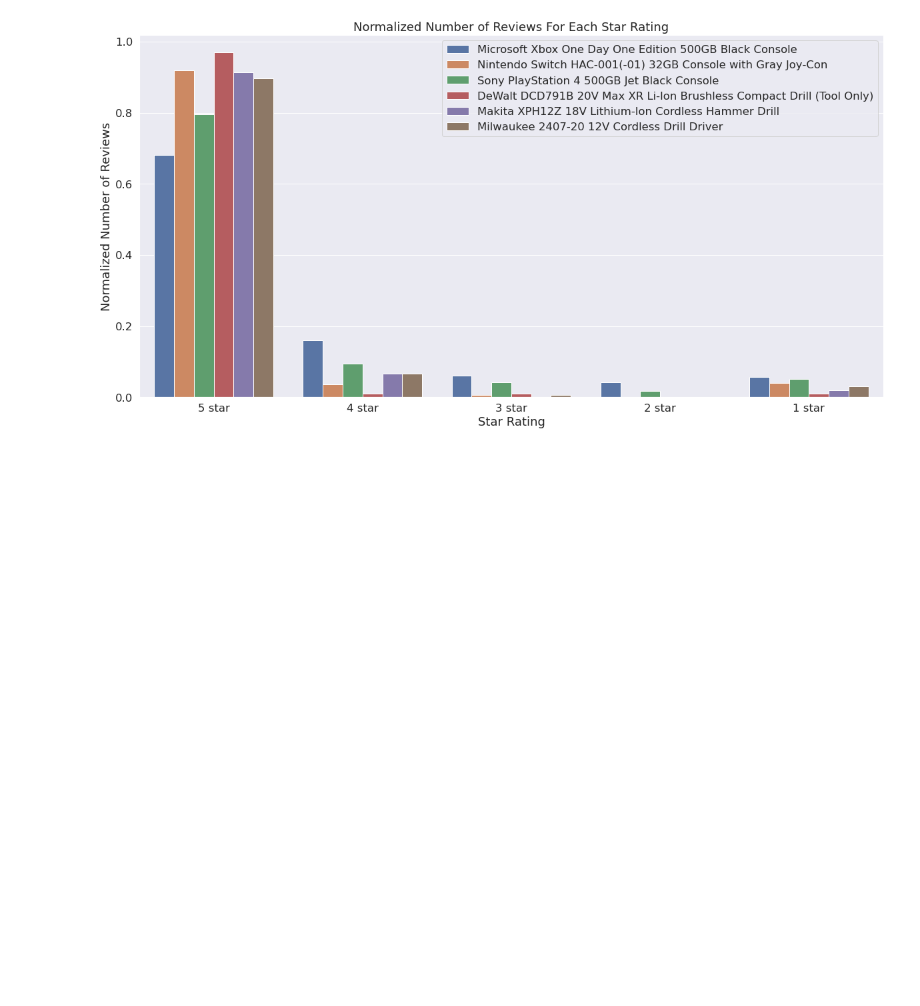
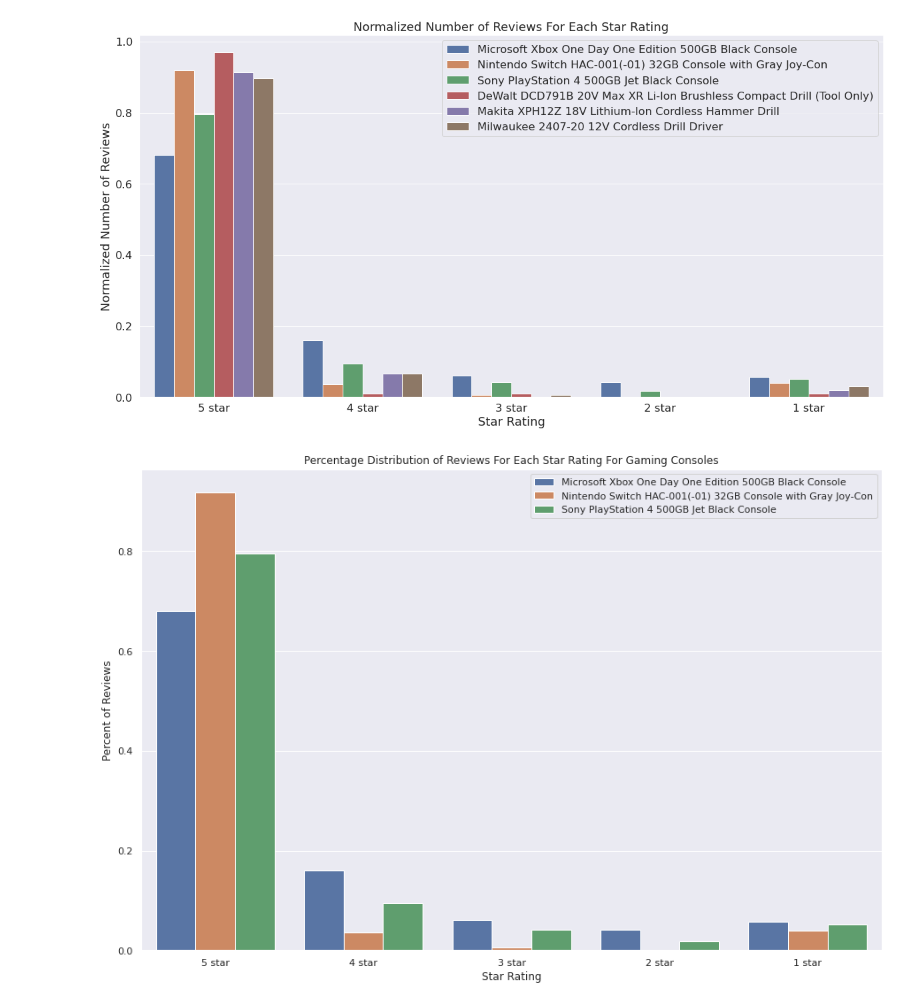
Before and after one commit to arunkumarakkineni/Statistical-Analysis-to-determine-similarity-of-product-reviews-on-Web-Crawled-Product-Review-Rating, a Jupyter notebook: cap1_stats_analysis.ipynb, the cells around one changed output. Saved outputs shown, nothing was run; the diff lists cells and outputs as text; code cells hidden in the pictures; blank space fills up the shorter version.

```diff
--- a/cap1_stats_analysis.ipynb
+++ b/cap1_stats_analysis.ipynb
@@ -388,3 +388,23 @@ plt.legend(loc='upper right')
 plt.show()
 # %% [output]
 [figure]
+# %%
+df_rating_norm_GC = pd.concat([df_rating_msft,df_rating_nint,df_rating_pst],axis=0).reset_index()
+
+df_rating_norm_HA = pd.concat([df_rating_dwt,df_rating_mak,df_rating_milw],axis=0).reset_index()
+
+plt.figure(figsize=(15,10))
+sns.set(font_scale=1.0)
+#sns.set_theme(style="whitegrid")
+#g = sns.FacetGrid(df_rating_norm,col='star_rating_category',row='product_name')
+#g.map(sns.barplot,'star_rating_category','number_reviews_normalized')
+
+ax = sns.barplot(x="star_rating_category",y="number_reviews_normalized",hue="product_name",data=df_rating_norm_GC)
+plt.ylabel('Percent of Reviews')
+plt.xlabel('Star Rating')
+plt.title('Percentage Distribution of Reviews For Each Star Rating For Gaming Consoles')
+#plt.tight_layout()
+plt.legend(loc='upper right')
+plt.show()
+# %% [output]
+[figure, added]
```
Also changed, not shown: parts of 5 cells of this notebook.
